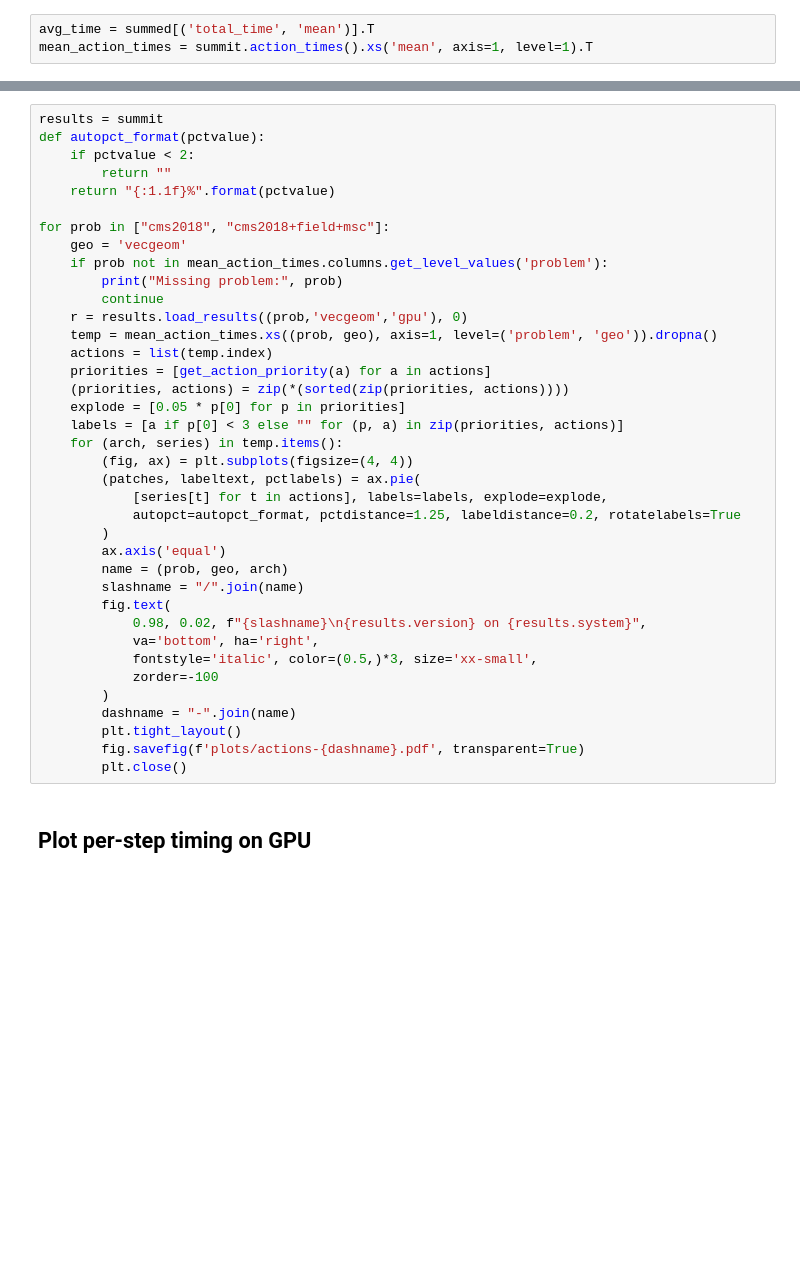
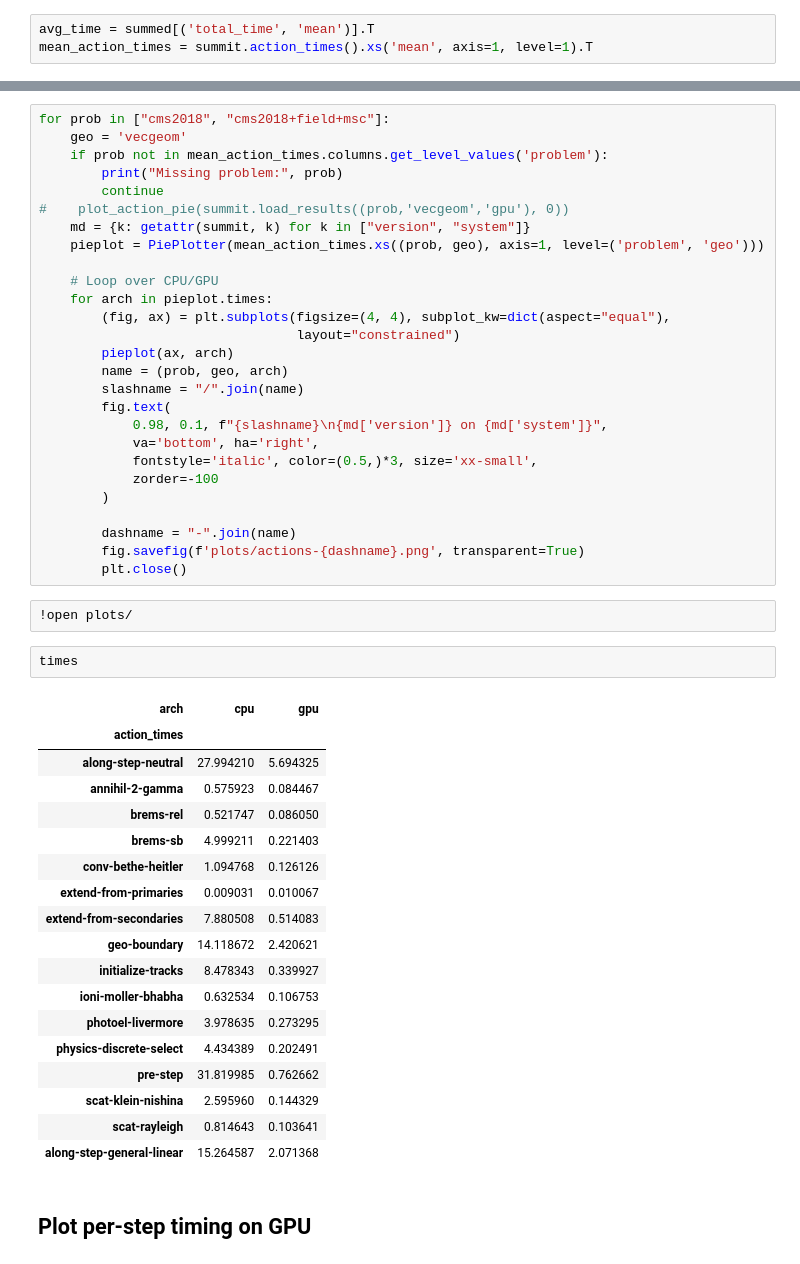
Before and after one commit to celeritas-project/regression, a Jupyter notebook: analysis.ipynb, the cells around one changed output, grey strips where cells are left out. Saved outputs shown, nothing was run; the diff lists cells and outputs as text; blank space fills up the shorter version.

```diff
--- a/analysis.ipynb
+++ b/analysis.ipynb
@@ -288,41 +366,53 @@ def get_action_priority(k):
 # %%
-results = summit
-def autopct_format(pctvalue):
-    if pctvalue < 2:
-        return ""
-    return "{:1.1f}%".format(pctvalue)
-
 for prob in ["cms2018", "cms2018+field+msc"]:
     geo = 'vecgeom'
     if prob not in mean_action_times.columns.get_level_values('problem'):
         print("Missing problem:", prob)
         continue
-    r = results.load_results((prob,'vecgeom','gpu'), 0)
-    temp = mean_action_times.xs((prob, geo), axis=1, level=('problem', 'geo')).dropna()
-    actions = list(temp.index)
-    priorities = [get_action_priority(a) for a in actions]
-    (priorities, actions) = zip(*(sorted(zip(priorities, actions))))
-    explode = [0.05 * p[0] for p in priorities]
-    labels = [a if p[0] < 3 else "" for (p, a) in zip(priorities, actions)]
-    for (arch, series) in temp.items():
-        (fig, ax) = plt.subplots(figsize=(4, 4))
-        (patches, labeltext, pctlabels) = ax.pie(
-            [series[t] for t in actions], labels=labels, explode=explode,
-            autopct=autopct_format, pctdistance=1.25, labeldistance=0.2, rotatelabels=True
-        )
-        ax.axis('equal')
+#    plot_action_pie(summit.load_results((prob,'vecgeom','gpu'), 0))
+    md = {k: getattr(summit, k) for k in ["version", "system"]}
+    pieplot = PiePlotter(mean_action_times.xs((prob, geo), axis=1, level=('problem', 'geo')))
+
+    # Loop over CPU/GPU
+    for arch in pieplot.times:
+        (fig, ax) = plt.subplots(figsize=(4, 4), subplot_kw=dict(aspect="equal"),
+                                 layout="constrained")
+        pieplot(ax, arch)
         name = (prob, geo, arch)
         slashname = "/".join(name)
         fig.text(
-            0.98, 0.02, f"{slashname}\n{results.version} on {results.system}",
+            0.98, 0.1, f"{slashname}\n{md['version']} on {md['system']}",
             va='bottom', ha='right',
             fontstyle='italic', color=(0.5,)*3, size='xx-small',
             zorder=-100
         )
+
         dashname = "-".join(name)
-        plt.tight_layout()
-        fig.savefig(f'plots/actions-{dashname}.pdf', transparent=True)
+        fig.savefig(f'plots/actions-{dashname}.png', transparent=True)
         plt.close()
+# %%
+!open plots/
+# %%
+times
+# %% [output]
+| arch | cpu | gpu |
+| action_times |  |  |
+| along-step-neutral | 27.994210 | 5.694325 |
+| annihil-2-gamma | 0.575923 | 0.084467 |
+| brems-rel | 0.521747 | 0.086050 |
+| brems-sb | 4.999211 | 0.221403 |
+| conv-bethe-heitler | 1.094768 | 0.126126 |
+| extend-from-primaries | 0.009031 | 0.010067 |
+| extend-from-secondaries | 7.880508 | 0.514083 |
+| geo-boundary | 14.118672 | 2.420621 |
+| initialize-tracks | 8.478343 | 0.339927 |
+| ioni-moller-bhabha | 0.632534 | 0.106753 |
+| photoel-livermore | 3.978635 | 0.273295 |
+| physics-discrete-select | 4.434389 | 0.202491 |
+| pre-step | 31.819985 | 0.762662 |
+| scat-klein-nishina | 2.595960 | 0.144329 |
+| scat-rayleigh | 0.814643 | 0.103641 |
+| along-step-general-linear | 15.264587 | 2.071368 |
 # %% [markdown]
 ## Plot per-step timing on GPU
 # %%
```
Also changed, not shown: parts of 5 cells of this notebook, 5 other files.
